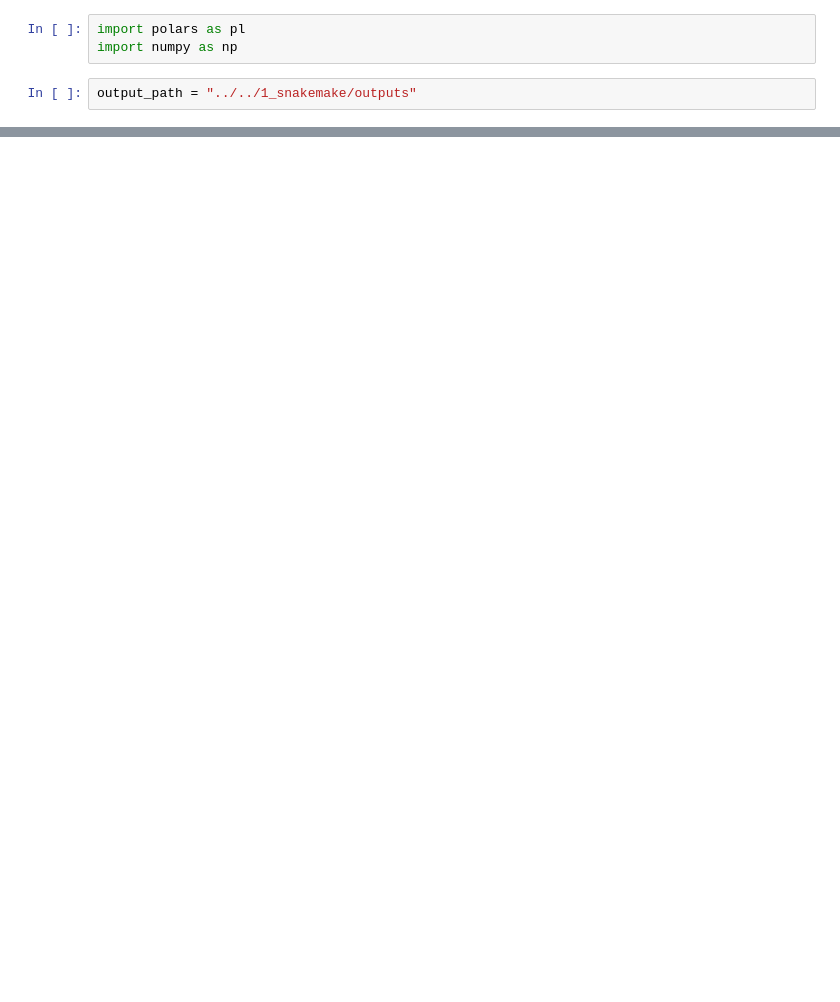
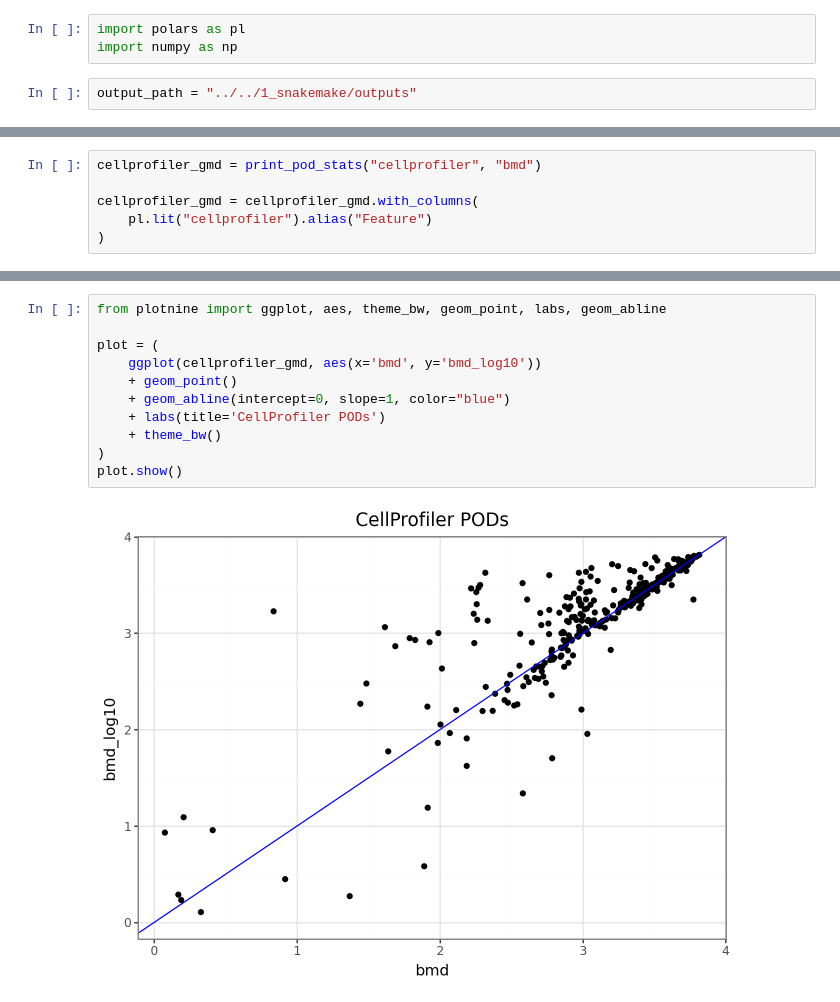
Before and after one commit to jessica-ewald/2024_09_09_Axiom_OASIS, a Jupyter notebook: 2_downstream_analysis/manuscript_notebooks/SI_compare_processing.ipynb, the cells around one changed output, grey strips where cells are left out. Saved outputs shown, nothing was run; the diff lists cells and outputs as text; blank space fills up the shorter version.

Commit message:
update processing results comparison plots

```diff
--- a/2_downstream_analysis/manuscript_notebooks/SI_compare_processing.ipynb
+++ b/2_downstream_analysis/manuscript_notebooks/SI_compare_processing.ipynb
@@ -70,0 +95,6 @@ dino_ap median POD: 2.89
+# %%
+cellprofiler_gmd = print_pod_stats("cellprofiler", "bmd")
+
+cellprofiler_gmd = cellprofiler_gmd.with_columns(
+    pl.lit("cellprofiler").alias("Feature")
+)
@@ -70,0 +158,13 @@ dino_ap median POD: 2.89
+# %%
+from plotnine import ggplot, aes, theme_bw, geom_point, labs, geom_abline
+
+plot = (
+    ggplot(cellprofiler_gmd, aes(x='bmd', y='bmd_log10'))
+    + geom_point()
+    + geom_abline(intercept=0, slope=1, color="blue")
+    + labs(title='CellProfiler PODs')
+    + theme_bw()
+)
+plot.show()
+# %% [output]
+[figure, added]
```
Also changed, not shown: parts of 23 cells of this notebook.
